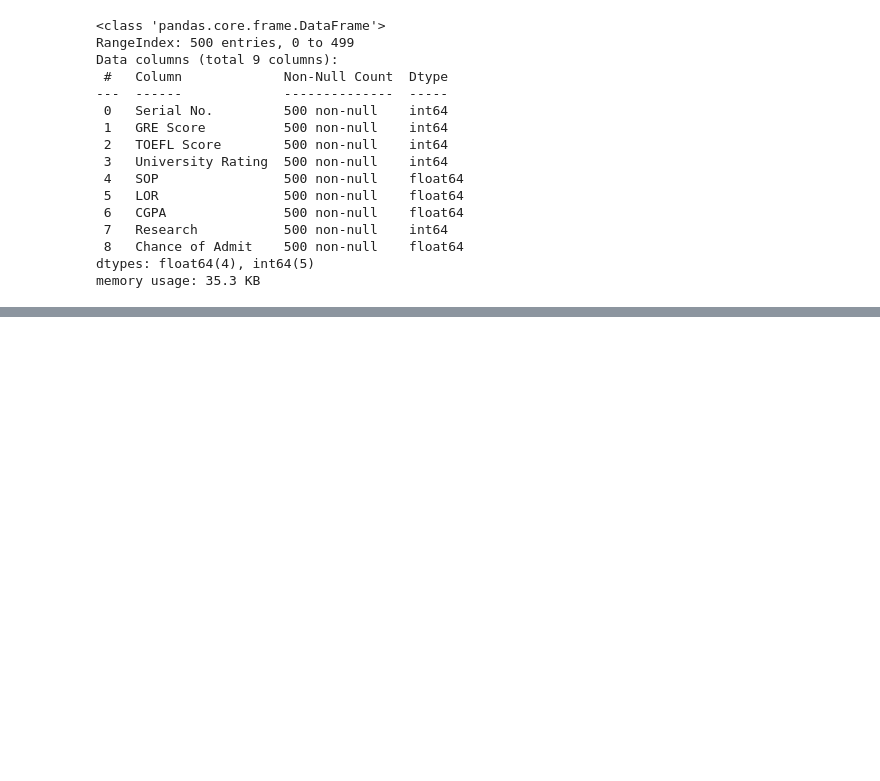
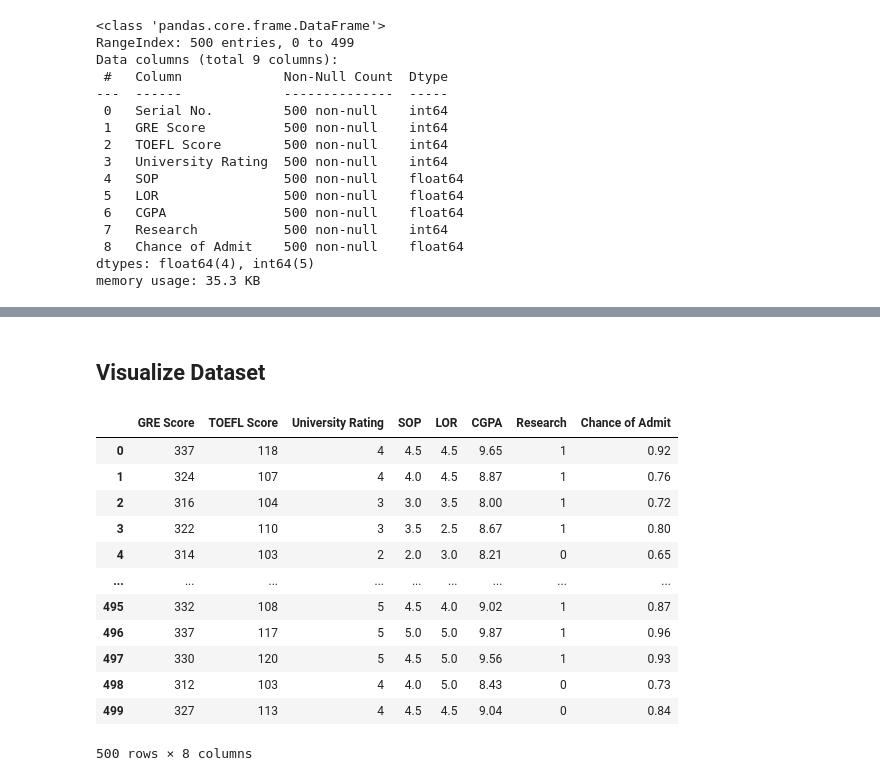
Before and after one commit to AlvaroBishop/GraduateSchoolAcceptancePrediction, a Jupyter notebook: Graduate_Admission_Prediction.ipynb, the cells around one changed output, grey strips where cells are left out. Drawn from its saved outputs; the diff is of its cells as text; code cells hidden in the pictures; blank space fills up the shorter version.

```diff
--- a/Graduate_Admission_Prediction.ipynb
+++ b/Graduate_Admission_Prediction.ipynb
@@ -44,0 +57,19 @@ memory usage: 35.3 KB
+# %% [markdown]
+## Visualize Dataset
+# %%
+admission_df.drop(["Serial No."], axis = 1, inplace = True)
+admission_df
+# %% [output]
+|  | GRE Score | TOEFL Score | University Rating | SOP | LOR | CGPA | Research | Chance of Admit |
+| 0 | 337 | 118 | 4 | 4.5 | 4.5 | 9.65 | 1 | 0.92 |
+| 1 | 324 | 107 | 4 | 4.0 | 4.5 | 8.87 | 1 | 0.76 |
+| 2 | 316 | 104 | 3 | 3.0 | 3.5 | 8.00 | 1 | 0.72 |
+| 3 | 322 | 110 | 3 | 3.5 | 2.5 | 8.67 | 1 | 0.80 |
+| 4 | 314 | 103 | 2 | 2.0 | 3.0 | 8.21 | 0 | 0.65 |
+| ... | ... | ... | ... | ... | ... | ... | ... | ... |
+| 495 | 332 | 108 | 5 | 4.5 | 4.0 | 9.02 | 1 | 0.87 |
+| 496 | 337 | 117 | 5 | 5.0 | 5.0 | 9.87 | 1 | 0.96 |
+| 497 | 330 | 120 | 5 | 4.5 | 5.0 | 9.56 | 1 | 0.93 |
+| 498 | 312 | 103 | 4 | 4.0 | 5.0 | 8.43 | 0 | 0.73 |
+| 499 | 327 | 113 | 4 | 4.5 | 4.5 | 9.04 | 0 | 0.84 |
+500 rows × 8 columns
```
Also changed, not shown: parts of 3 cells of this notebook.
